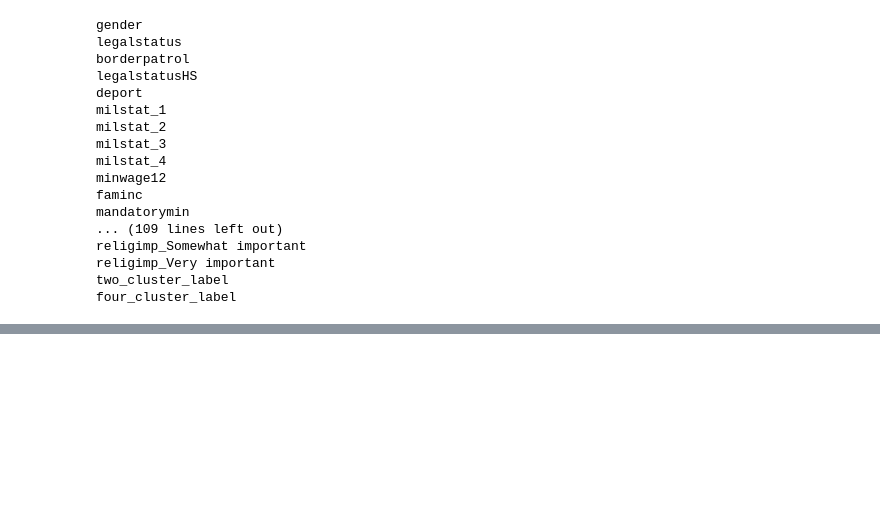
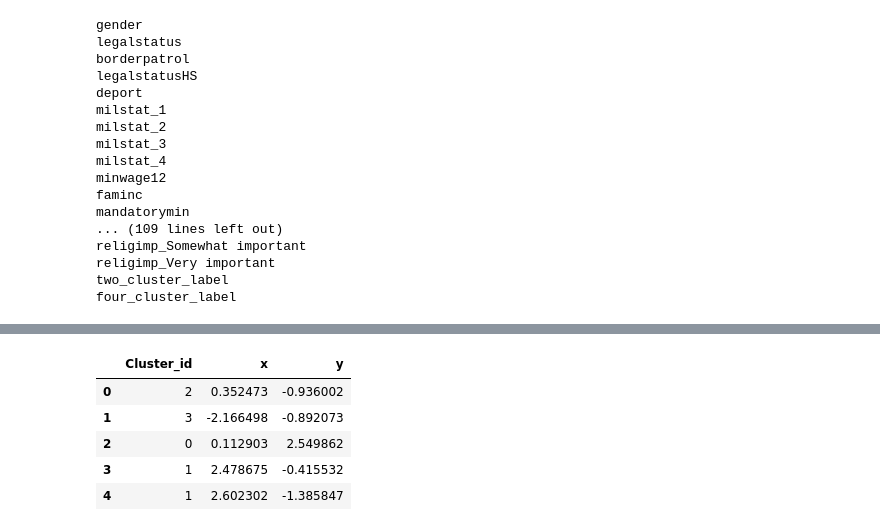
Before and after one commit to joshyou/springboard, a Jupyter notebook: Project 2/Capstone 2 clustering.ipynb, the cells around one changed output, grey strips where cells are left out. Saved outputs shown, nothing was run; the diff lists cells and outputs as text; code cells hidden in the pictures; blank space fills up the shorter version.

```diff
--- a/Project 2/Capstone 2 clustering.ipynb
+++ b/Project 2/Capstone 2 clustering.ipynb
@@ -507,0 +453,9 @@ LOL partisanship is everything apparently.
+# %%
+df_pca.head()
+# %% [output]
+|  | Cluster_id | x | y |
+| 0 | 2 | 0.352473 | -0.936002 |
+| 1 | 3 | -2.166498 | -0.892073 |
+| 2 | 0 | 0.112903 | 2.549862 |
+| 3 | 1 | 2.478675 | -0.415532 |
+| 4 | 1 | 2.602302 | -1.385847 |
```
Also changed, not shown: parts of 23 cells of this notebook.
